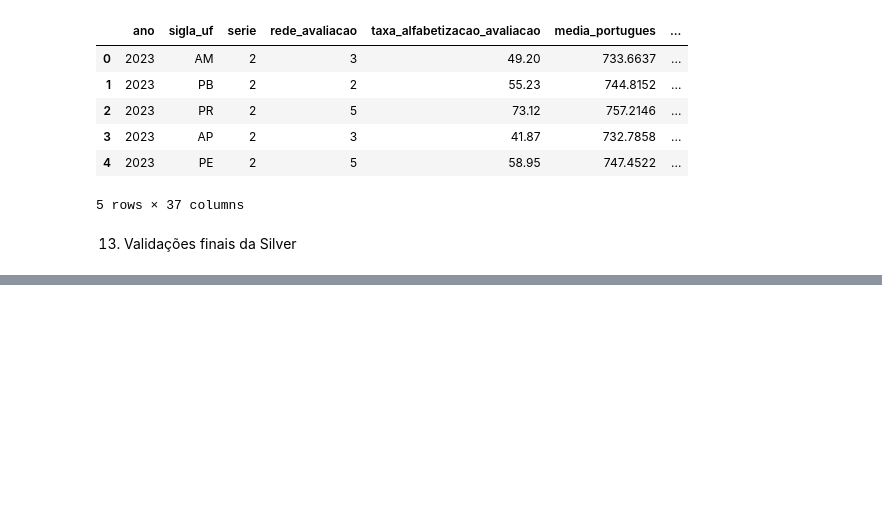
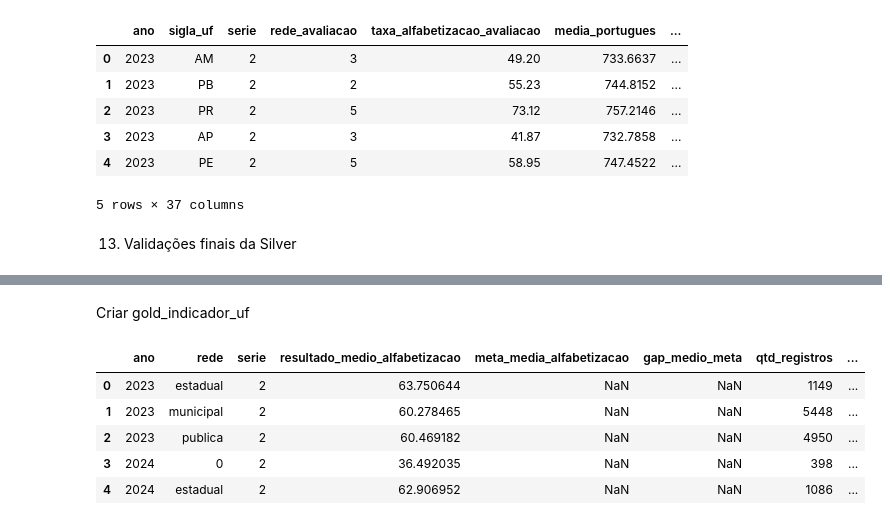
Before and after one commit to EdsonDoro/TechChallenge-Fase2, a Jupyter notebook: etl.ipynb, the cells around one changed output, grey strips where cells are left out. Saved outputs shown, nothing was run; the diff lists cells and outputs as text; code cells hidden in the pictures; blank space fills up the shorter version.

```diff
--- a/etl.ipynb
+++ b/etl.ipynb
@@ -1023,0 +1251,46 @@ Duplicados:
+# %% [markdown]
+Criar gold_indicador_uf
+# %%
+colunas_agrupamento_uf = [
+    coluna for coluna in ["ano", "sigla_uf", "rede", "serie"]
+    if coluna in gold_indicador_municipio.columns
+]
+
+gold_indicador_uf = (
+    gold_indicador_municipio
+    .groupby(colunas_agrupamento_uf, dropna=False)
+    .agg(
+        resultado_medio_alfabetizacao=("resultado_alfabetizacao", "mean"),
+        meta_media_alfabetizacao=("meta_alfabetizacao", "mean"),
+        gap_medio_meta=("gap_meta", "mean"),
+        qtd_registros=("id_municipio", "count"),
+        qtd_municipios=("id_municipio", "nunique")
+    )
+    .reset_index()
+)
+
+gold_indicador_uf["status_medio_meta"] = np.where(
+    gold_indicador_uf["gap_medio_meta"].isna(),
+    "sem_meta_disponivel",
+    np.where(
+        gold_indicador_uf["gap_medio_meta"] >= 0,
+        "atingiu_meta",
+        "abaixo_meta"
+    )
+)
+
+gold_indicador_uf["_data_processamento_gold"] = datetime.now()
+
+gold_indicador_uf.to_parquet(
+    GOLD_PATH / "gold_indicador_uf.parquet",
+    index=False
+)
+
+gold_indicador_uf.head()
+# %% [output]
+|  | ano | rede | serie | resultado_medio_alfabetizacao | meta_media_alfabetizacao | gap_medio_meta | qtd_registros | ... |
+| 0 | 2023 | estadual | 2 | 63.750644 | NaN | NaN | 1149 | ... |
+| 1 | 2023 | municipal | 2 | 60.278465 | NaN | NaN | 5448 | ... |
+| 2 | 2023 | publica | 2 | 60.469182 | NaN | NaN | 4950 | ... |
+| 3 | 2024 | 0 | 2 | 36.492035 | NaN | NaN | 398 | ... |
+| 4 | 2024 | estadual | 2 | 62.906952 | NaN | NaN | 1086 | ... |
```
Also changed, not shown: parts of 22 cells of this notebook, 30 other files.
